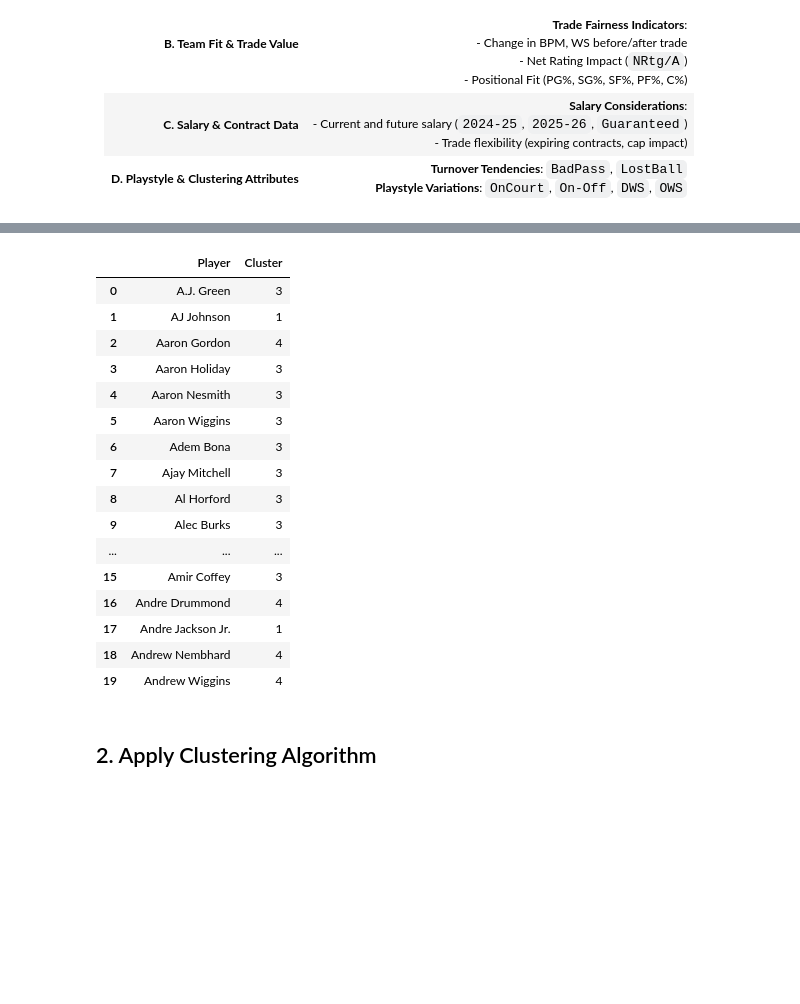
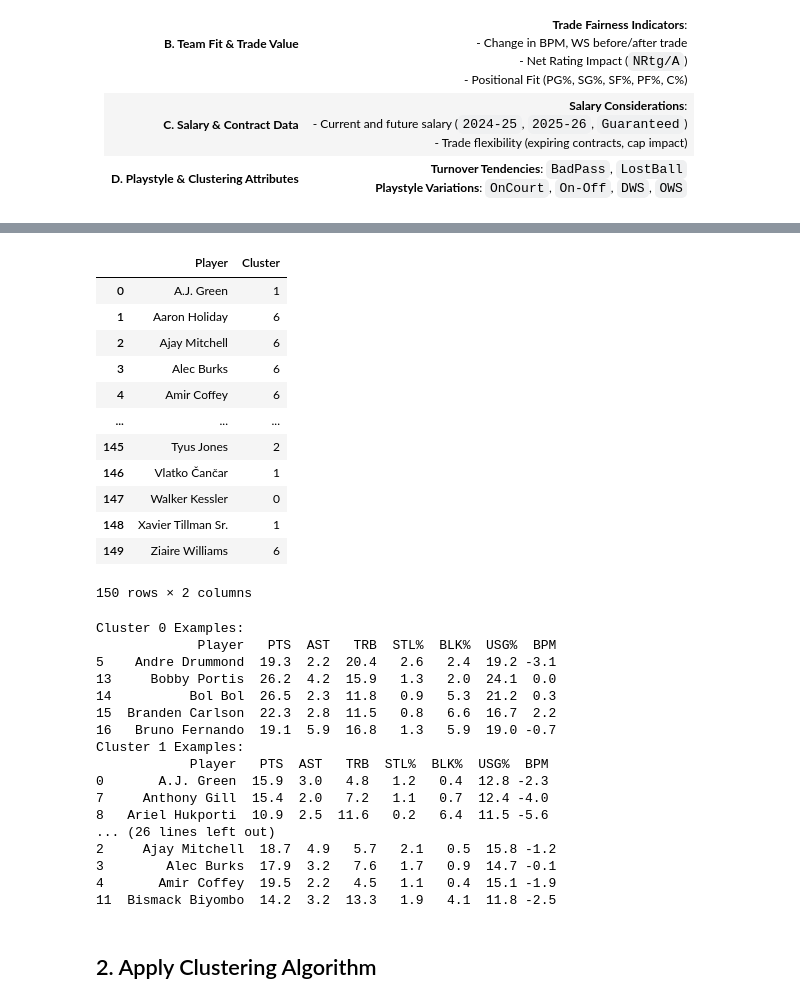
Before and after one commit to Makster04/Phase_4_Project, a Jupyter notebook: Project.ipynb, the cells around one changed output, grey strips where cells are left out. Cells and saved outputs as stored; diff of their text form; code cells hidden in the pictures; blank space fills up the shorter version.

```diff
--- a/Project.ipynb
+++ b/Project.ipynb
@@ -413,31 +459,51 @@ plt.show()
 # %%
 # Perform K-Means clustering with k=5
-optimal_k = 5
+optimal_k = 7
 kmeans_optimal = KMeans(n_clusters=optimal_k, random_state=42, n_init=10)
 cluster_labels_optimal = kmeans_optimal.fit_predict(X_scaled)
 
 # Add cluster labels to the original dataframe
 player_performance_df["Cluster"] = cluster_labels_optimal
 
 # Display a sample of the clustered players
-display(player_performance_df[['Player', 'Cluster']].head(20))
+display(player_performance_df[['Player', 'Cluster']])
 # %% [output]
 |  | Player | Cluster |
-| 0 | A.J. Green | 3 |
-| 1 | AJ Johnson | 1 |
-| 2 | Aaron Gordon | 4 |
-| 3 | Aaron Holiday | 3 |
-| 4 | Aaron Nesmith | 3 |
-| 5 | Aaron Wiggins | 3 |
-| 6 | Adem Bona | 3 |
-| 7 | Ajay Mitchell | 3 |
-| 8 | Al Horford | 3 |
-| 9 | Alec Burks | 3 |
+| 0 | A.J. Green | 1 |
+| 1 | Aaron Holiday | 6 |
+| 2 | Ajay Mitchell | 6 |
+| 3 | Alec Burks | 6 |
+| 4 | Amir Coffey | 6 |
 | ... | ... | ... |
-| 15 | Amir Coffey | 3 |
-| 16 | Andre Drummond | 4 |
-| 17 | Andre Jackson Jr. | 1 |
-| 18 | Andrew Nembhard | 4 |
-| 19 | Andrew Wiggins | 4 |
+| 145 | Tyus Jones | 2 |
+| 146 | Vlatko Čančar | 1 |
+| 147 | Walker Kessler | 0 |
+| 148 | Xavier Tillman Sr. | 1 |
+| 149 | Ziaire Williams | 6 |
+150 rows × 2 columns
+# %%
+player_performance_df.groupby("Cluster").mean()
+
+for cluster in range(7):
+    print(f"Cluster {cluster} Examples:")
+    print(player_performance_df[player_performance_df["Cluster"] == cluster][["Player", "PTS", "AST", "TRB", "STL%", "BLK%", "USG%", "BPM"]].head(5))
+# %% [output]
+Cluster 0 Examples:
+             Player   PTS  AST   TRB  STL%  BLK%  USG%  BPM
+5    Andre Drummond  19.3  2.2  20.4   2.6   2.4  19.2 -3.1
+13     Bobby Portis  26.2  4.2  15.9   1.3   2.0  24.1  0.0
+14          Bol Bol  26.5  2.3  11.8   0.9   5.3  21.2  0.3
+15  Branden Carlson  22.3  2.8  11.5   0.8   6.6  16.7  2.2
+16   Bruno Fernando  19.1  5.9  16.8   1.3   5.9  19.0 -0.7
+Cluster 1 Examples:
+            Player   PTS  AST   TRB  STL%  BLK%  USG%  BPM
+0       A.J. Green  15.9  3.0   4.8   1.2   0.4  12.8 -2.3
+7     Anthony Gill  15.4  2.0   7.2   1.1   0.7  12.4 -4.0
+8   Ariel Hukporti  10.9  2.5  11.6   0.2   6.4  11.5 -5.6
+... (26 lines left out)
+2     Ajay Mitchell  18.7  4.9   5.7   2.1   0.5  15.8 -1.2
+3        Alec Burks  17.9  3.2   7.6   1.7   0.9  14.7 -0.1
+4       Amir Coffey  19.5  2.2   4.5   1.1   0.4  15.1 -1.9
+11  Bismack Biyombo  14.2  3.2  13.3   1.9   4.1  11.8 -2.5
 # %% [markdown]
 ## 2. Apply Clustering Algorithm
```
Also changed, not shown: parts of 10 cells of this notebook, 5 other files.
